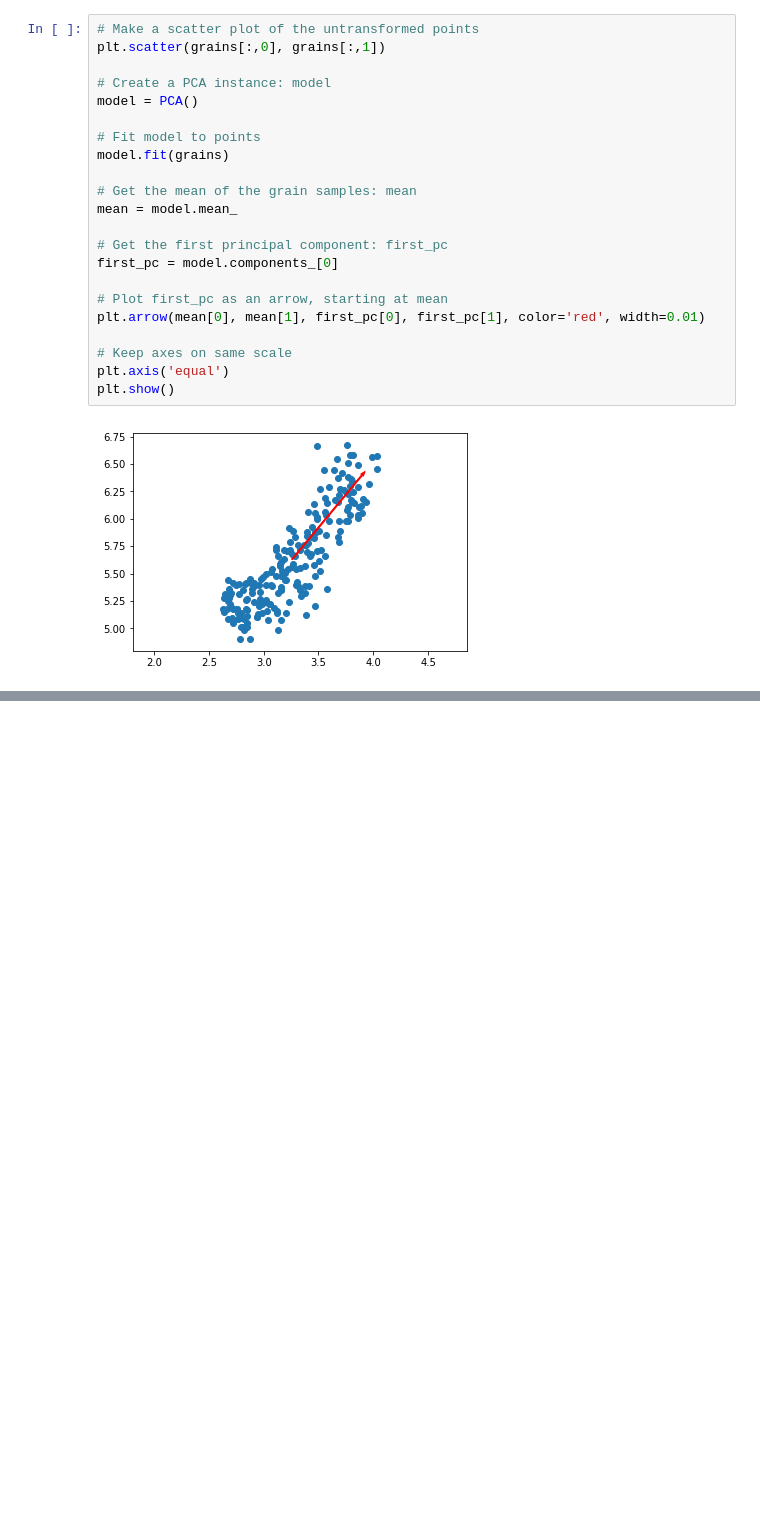
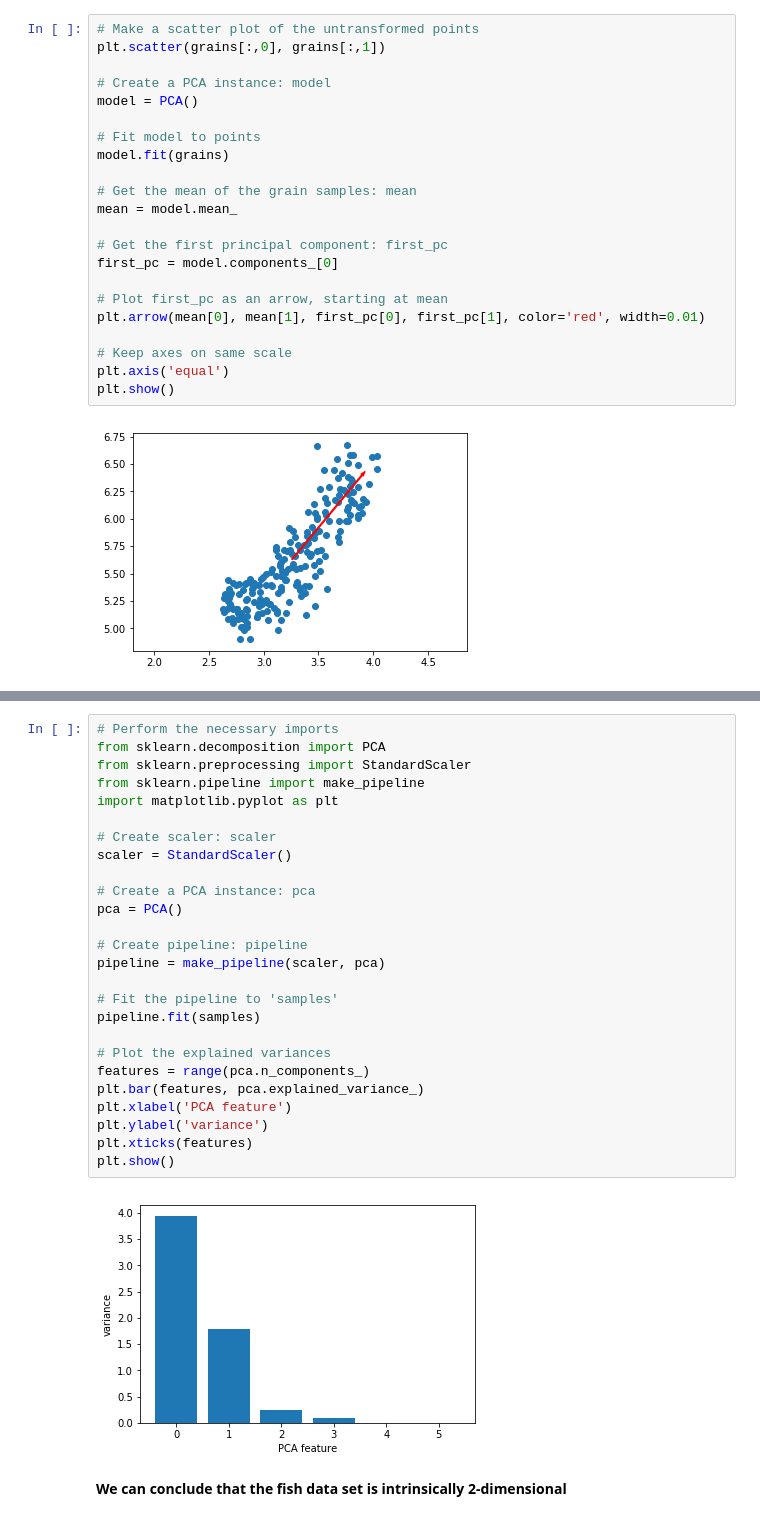
Before and after one commit to paulo-g-martinez/unsupervised-learning-in-python, a Jupyter notebook: unsupervised-learning-in-python.ipynb, the cells around one changed output, grey strips where cells are left out. Cells and saved outputs as stored; diff of their text form; blank space fills up the shorter version.

Commit message:
bar-plotting pca feature variance

```diff
--- a/unsupervised-learning-in-python.ipynb
+++ b/unsupervised-learning-in-python.ipynb
@@ -3018,0 +3117,30 @@ plt.show()
+# %%
+# Perform the necessary imports
+from sklearn.decomposition import PCA
+from sklearn.preprocessing import StandardScaler
+from sklearn.pipeline import make_pipeline
+import matplotlib.pyplot as plt
+
+# Create scaler: scaler
+scaler = StandardScaler()
+
+# Create a PCA instance: pca
+pca = PCA()
+
+# Create pipeline: pipeline
+pipeline = make_pipeline(scaler, pca)
+
+# Fit the pipeline to 'samples'
+pipeline.fit(samples)
+
+# Plot the explained variances
+features = range(pca.n_components_)
+plt.bar(features, pca.explained_variance_)
+plt.xlabel('PCA feature')
+plt.ylabel('variance')
+plt.xticks(features)
+plt.show()
+# %% [output]
+[figure, added]
+# %% [markdown]
+**We can conclude that the fish data set is intrinsically 2-dimensional**
```
Also changed, not shown: parts of 3 cells of this notebook.
